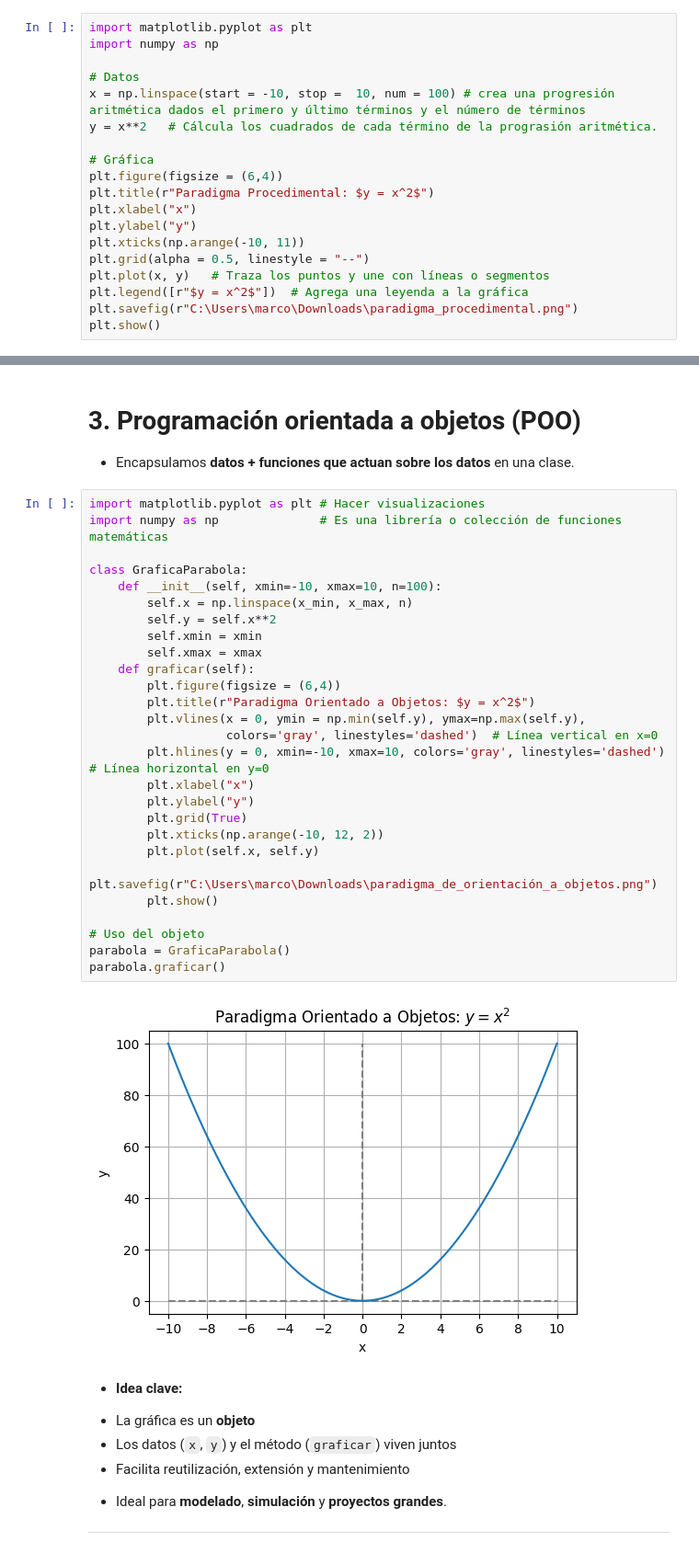
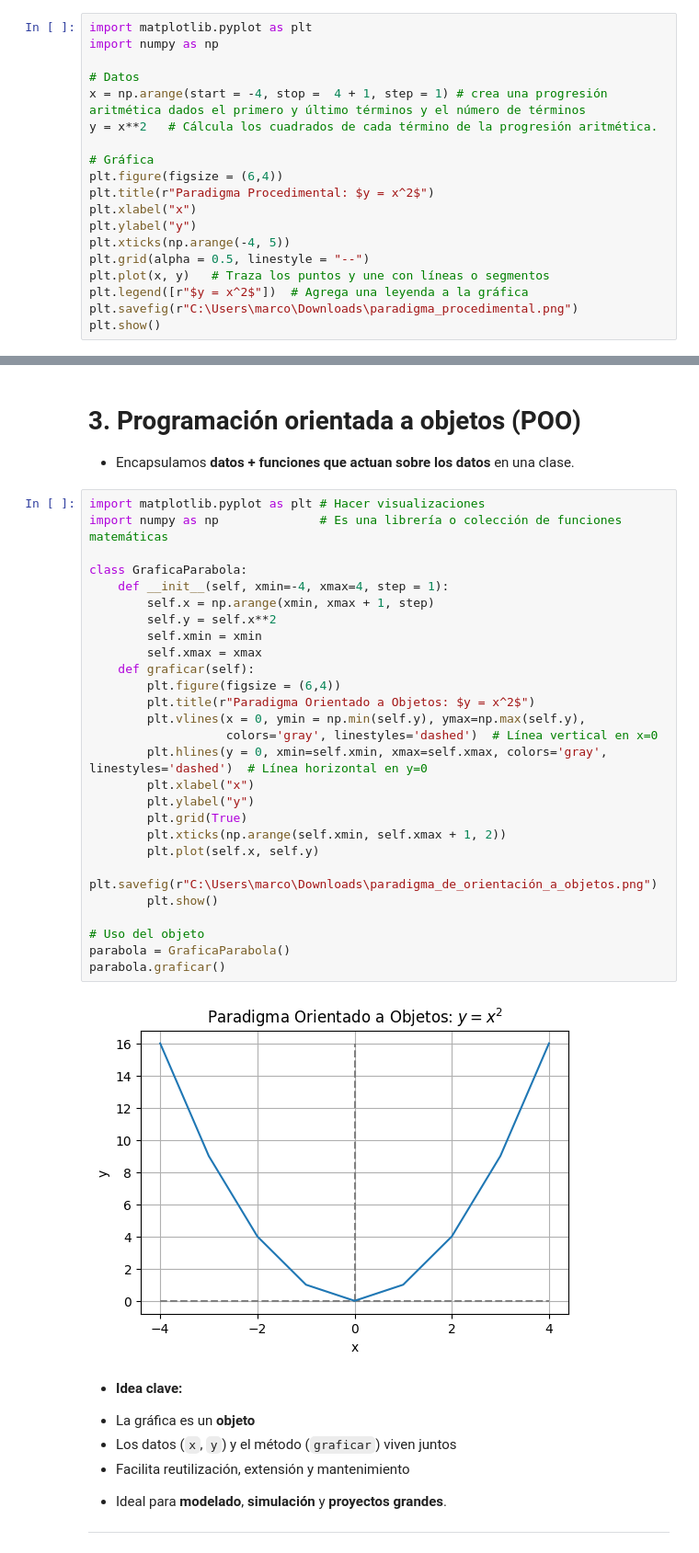
Before and after one commit to marco-canas/fundamentos_de_programacion, a Jupyter notebook: 2_clases/unidad1/1_chapter.ipynb, the cells around one changed output, grey strips where cells are left out. Shown at 92% size. Saved outputs shown, nothing was run; the diff lists cells and outputs as text.

```diff
--- a/2_clases/unidad1/1_chapter.ipynb
+++ b/2_clases/unidad1/1_chapter.ipynb
@@ -197,15 +131,15 @@ import matplotlib.pyplot as plt
 import numpy as np
 
 # Datos
-x = np.linspace(start = -10, stop =  10, num = 100) # crea una progresión aritmética dados el primero y último términos y el número de términos
-y = x**2   # Cálcula los cuadrados de cada término de la prograsión aritmética.
+x = np.arange(start = -4, stop =  4 + 1, step = 1) # crea una progresión aritmética dados el primero y último términos y el número de términos
+y = x**2   # Cálcula los cuadrados de cada término de la progresión aritmética.
 
 # Gráfica
 plt.figure(figsize = (6,4))
 plt.title(r"Paradigma Procedimental: $y = x^2$")
 plt.xlabel("x")
 plt.ylabel("y")
-plt.xticks(np.arange(-10, 11))
+plt.xticks(np.arange(-4, 5))
 plt.grid(alpha = 0.5, linestyle = "--")
 plt.plot(x, y)   # Traza los puntos y une con líneas o segmentos
 plt.legend([r"$y = x^2$"])  # Agrega una leyenda a la gráfica
@@ -276,32 +210,32 @@ graficar(funcion_cuadratica, x)
 # %%
 import matplotlib.pyplot as plt # Hacer visualizaciones
 import numpy as np              # Es una librería o colección de funciones matemáticas
 
 class GraficaParabola:
-    def __init__(self, xmin=-10, xmax=10, n=100):
-        self.x = np.linspace(x_min, x_max, n)
+    def __init__(self, xmin=-4, xmax=4, step = 1):
+        self.x = np.arange(xmin, xmax + 1, step)
         self.y = self.x**2
         self.xmin = xmin
         self.xmax = xmax
     def graficar(self):
         plt.figure(figsize = (6,4))
         plt.title(r"Paradigma Orientado a Objetos: $y = x^2$")
         plt.vlines(x = 0, ymin = np.min(self.y), ymax=np.max(self.y),
                    colors='gray', linestyles='dashed')  # Línea vertical en x=0
-        plt.hlines(y = 0, xmin=-10, xmax=10, colors='gray', linestyles='dashed')  # Línea horizontal en y=0
+        plt.hlines(y = 0, xmin=self.xmin, xmax=self.xmax, colors='gray', linestyles='dashed')  # Línea horizontal en y=0
         plt.xlabel("x")
         plt.ylabel("y")
         plt.grid(True)
-        plt.xticks(np.arange(-10, 12, 2))
+        plt.xticks(np.arange(self.xmin, self.xmax + 1, 2))
         plt.plot(self.x, self.y)
         plt.savefig(r"C:\Users\marco\Downloads\paradigma_de_orientación_a_objetos.png")
         plt.show()
 
 # Uso del objeto
 parabola = GraficaParabola()
 parabola.graficar()
 # %% [output]
-[figure, old version]
+[figure, new version]
 # %% [markdown]
 - **Idea clave:**
 
```
Also changed, not shown: parts of 66 cells of this notebook, 2 other files.
